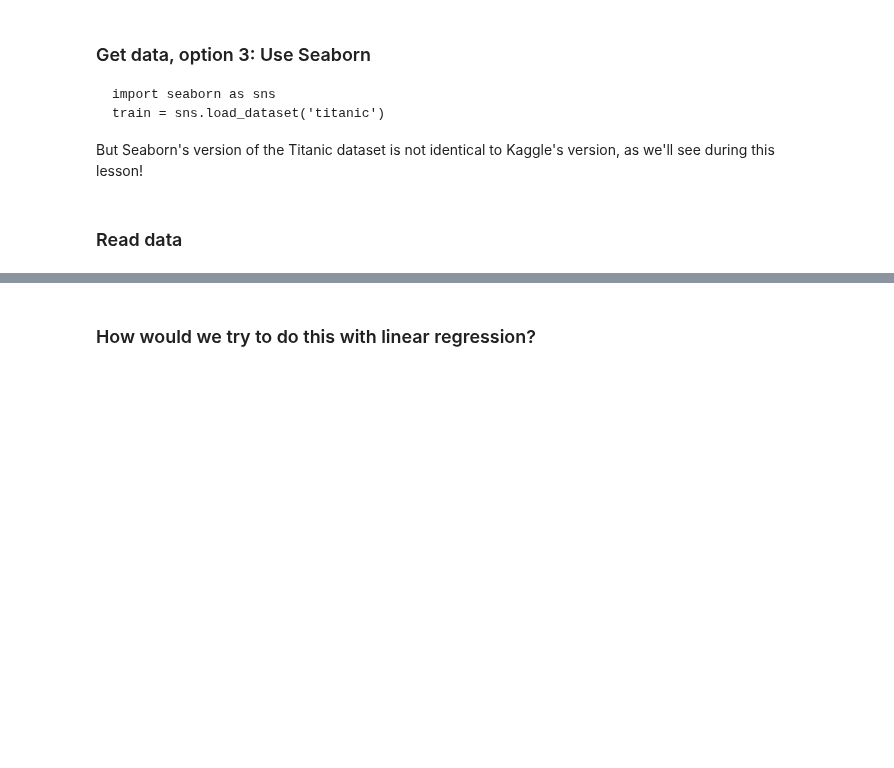
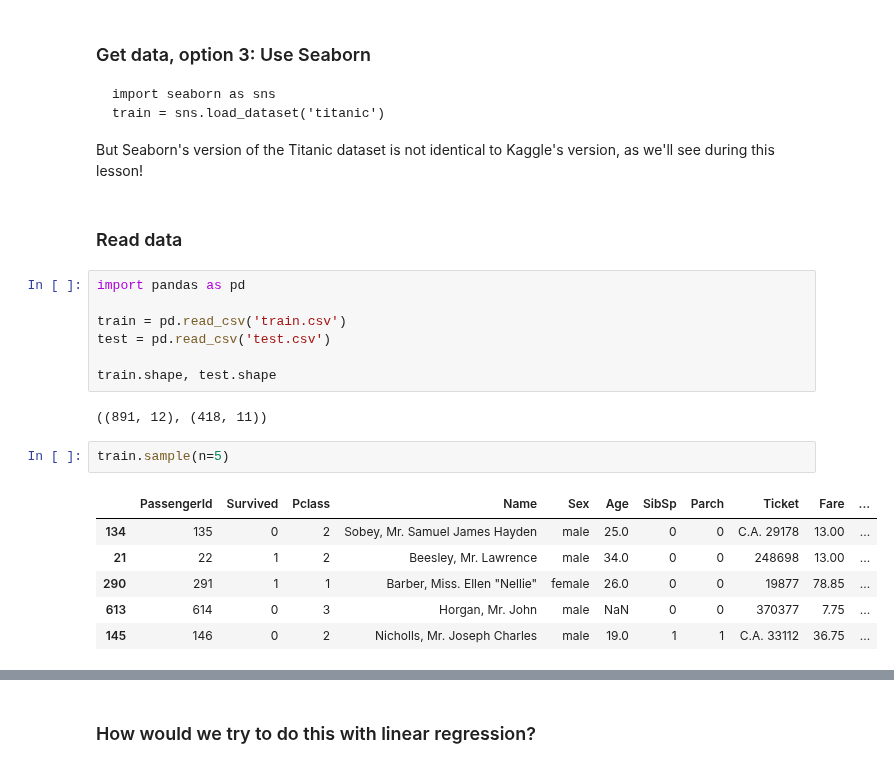
Before and after one commit to LambdaSchool/DS-Unit-2-Sprint-3-Classification-Validation, a Jupyter notebook: module1-logistic-regression/LS_DS_231_Logistic_Regression.ipynb, the cells around one changed output, grey strips where cells are left out. Saved outputs shown, nothing was run; the diff lists cells and outputs as text; blank space fills up the shorter version.

```diff
--- a/module1-logistic-regression/LS_DS_231_Logistic_Regression.ipynb
+++ b/module1-logistic-regression/LS_DS_231_Logistic_Regression.ipynb
@@ -73,3 +73,21 @@ train = sns.load_dataset('titanic')
 But Seaborn's version of the Titanic dataset is not identical to Kaggle's version, as we'll see during this lesson!
 # %% [markdown]
 ### Read data
+# %%
+import pandas as pd
+
+train = pd.read_csv('train.csv')
+test = pd.read_csv('test.csv')
+
+train.shape, test.shape
+# %% [output]
+((891, 12), (418, 11))
+# %%
+train.sample(n=5)
+# %% [output]
+|  | PassengerId | Survived | Pclass | Name | Sex | Age | SibSp | Parch | Ticket | Fare | ... |
+| 134 | 135 | 0 | 2 | Sobey, Mr. Samuel James Hayden | male | 25.0 | 0 | 0 | C.A. 29178 | 13.00 | ... |
+| 21 | 22 | 1 | 2 | Beesley, Mr. Lawrence | male | 34.0 | 0 | 0 | 248698 | 13.00 | ... |
+| 290 | 291 | 1 | 1 | Barber, Miss. Ellen "Nellie" | female | 26.0 | 0 | 0 | 19877 | 78.85 | ... |
+| 613 | 614 | 0 | 3 | Horgan, Mr. John | male | NaN | 0 | 0 | 370377 | 7.75 | ... |
+| 145 | 146 | 0 | 2 | Nicholls, Mr. Joseph Charles | male | 19.0 | 1 | 1 | C.A. 33112 | 36.75 | ... |
```
Also changed, not shown: parts of 33 cells of this notebook.
